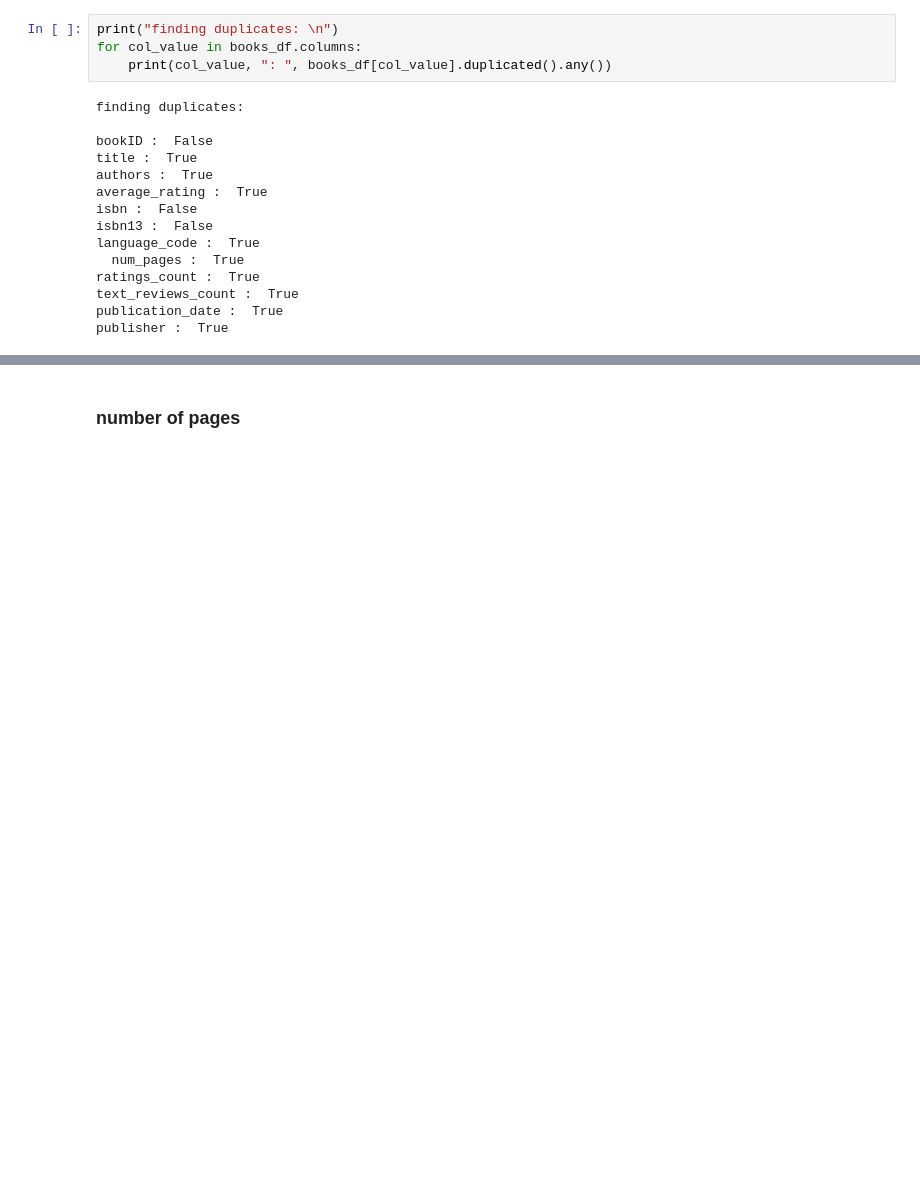
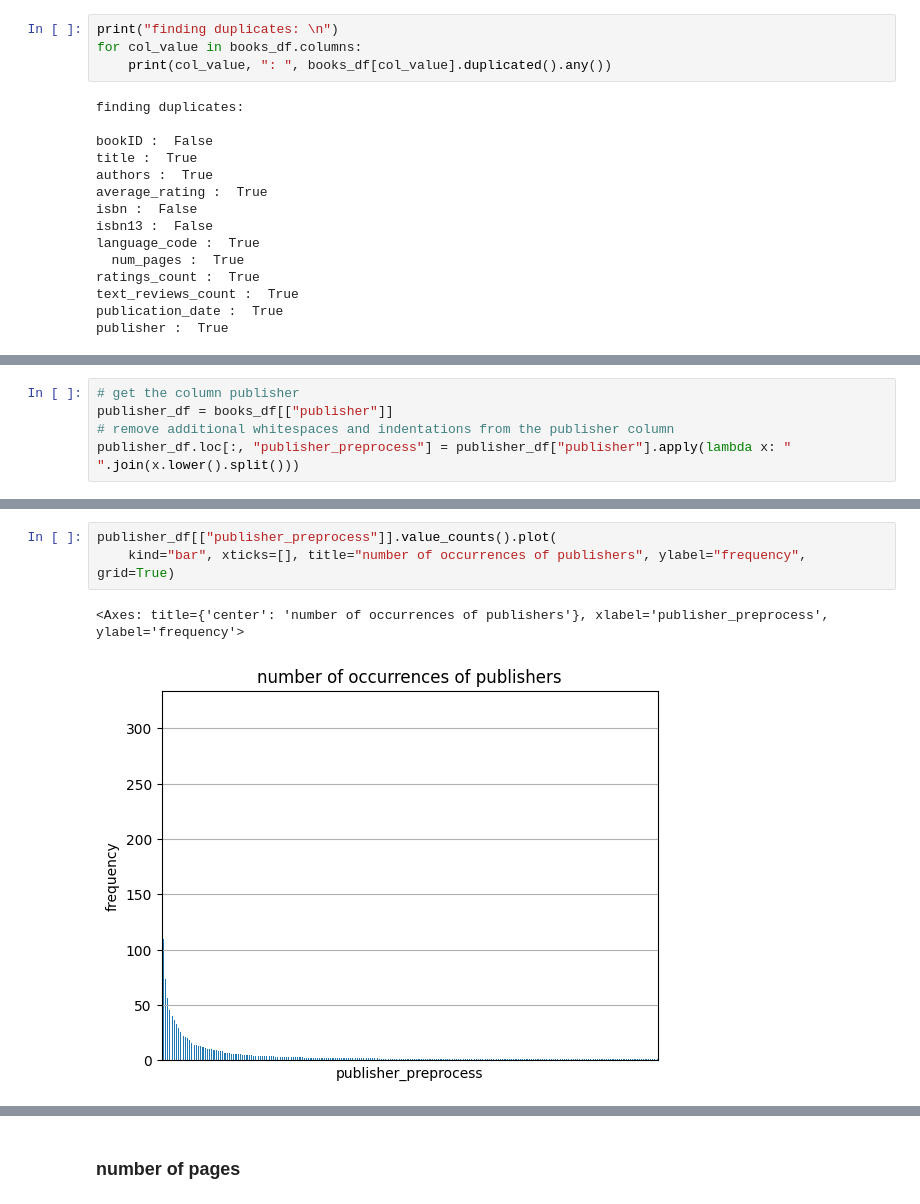
Before and after one commit to SouheilMaatoug/Goodreads-books-rating, a Jupyter notebook: notebooks/dataset-exploration.ipynb, the cells around one changed output, grey strips where cells are left out. Drawn from its saved outputs; the diff is of its cells as text; blank space fills up the shorter version.

```diff
--- a/notebooks/dataset-exploration.ipynb
+++ b/notebooks/dataset-exploration.ipynb
@@ -213,0 +352,5 @@ count_mult_authors
+# %%
+# get the column publisher
+publisher_df = books_df[["publisher"]]
+# remove additional whitespaces and indentations from the publisher column
+publisher_df.loc[:, "publisher_preprocess"] = publisher_df["publisher"].apply(lambda x: " ".join(x.lower().split()))
@@ -213,0 +379,6 @@ count_mult_authors
+# %%
+publisher_df[["publisher_preprocess"]].value_counts().plot(
+    kind="bar", xticks=[], title="number of occurrences of publishers", ylabel="frequency", grid=True)
+# %% [output]
+<Axes: title={'center': 'number of occurrences of publishers'}, xlabel='publisher_preprocess', ylabel='frequency'>
+[figure, added]
```
Also changed, not shown: parts of 81 cells of this notebook.
